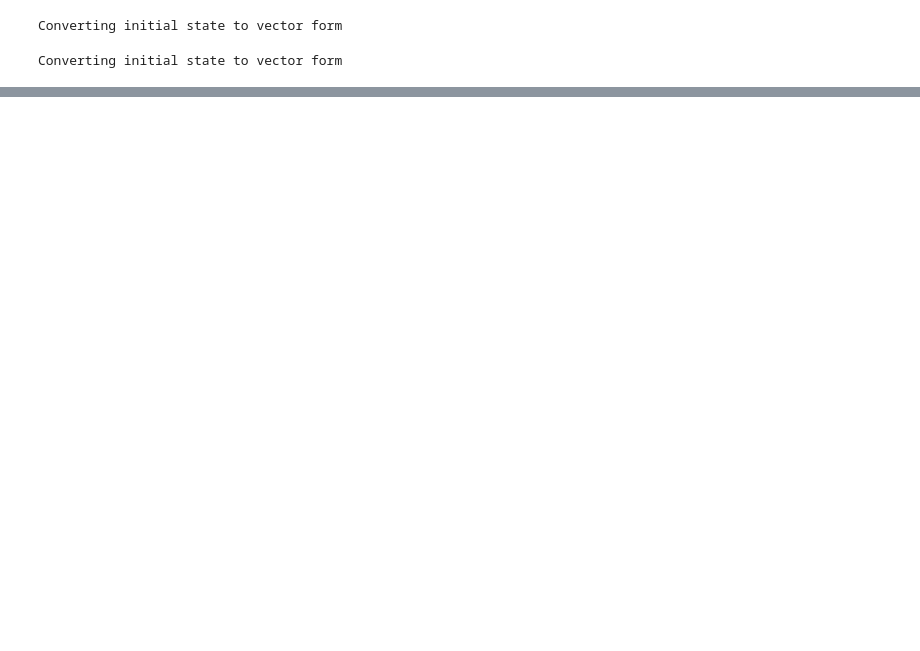
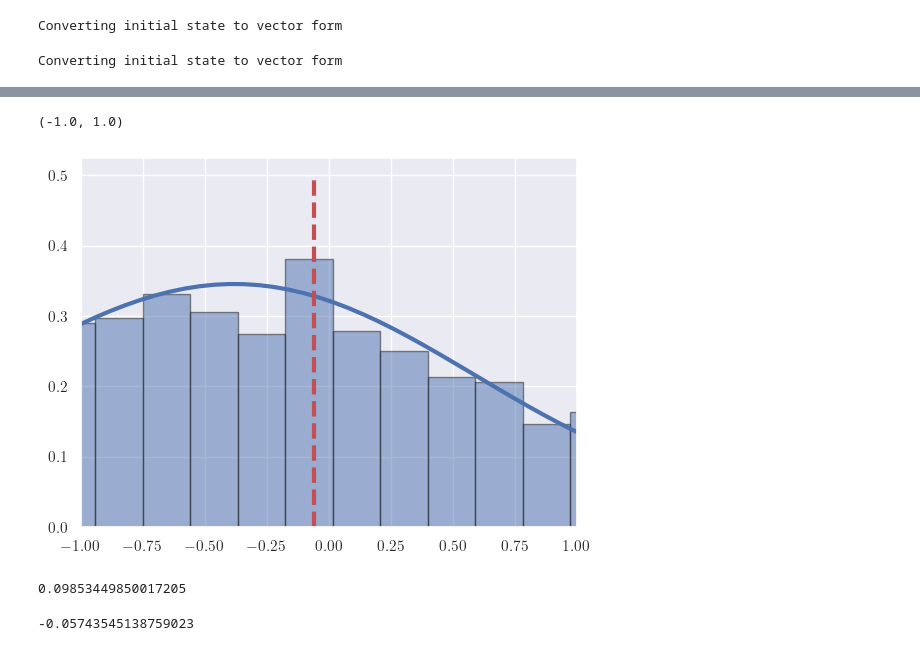
Before and after one commit to mikeal888/First_Passage_Times, a Jupyter notebook: Gambling_demon.ipynb, the cells around one changed output, grey strips where cells are left out. Cells and saved outputs as stored; diff of their text form; code cells hidden in the pictures; blank space fills up the shorter version.

```diff
--- a/Gambling_demon.ipynb
+++ b/Gambling_demon.ipynb
@@ -104,4 +96,4 @@ np.sum(dGt)*dt
 # %%
-ntraj = 1000
+ntraj = 2000
 result = ssesolve(H, rho0, t, sc_ops=c_ops, e_ops=[sy, g], store_measurement=True, ntraj=ntraj)
 # %% [output]
@@ -167,0 +194,18 @@ array([[-21.72182054,  -1.37390592,  -1.37146258, ...,  25.15402981,
+# %%
+plt.plot(N, Pn_vec_T[:, idx_W]/dN, color='b', linewidth=3)
+Wmean = np.sum(N*Pn_vec_T[:, idx_W])
+plt.vlines(Wmean, 0, 0.5, color='r', linewidth=3, linestyle='--')
+plt.hist(-W[:, idx_W], bins=50, color='b', alpha=0.5, density=True, edgecolor='k')
+
+plt.xlim(-1, 1)
+# %% [output]
+(-1.0, 1.0)
+[figure, added]
+# %%
+N_th =
+# %% [output]
+0.09853449850017205
+# %%
+Wmean
+# %% [output]
+-0.05743545138759023
```
Also changed, not shown: parts of 10 cells of this notebook, 1 other file.
